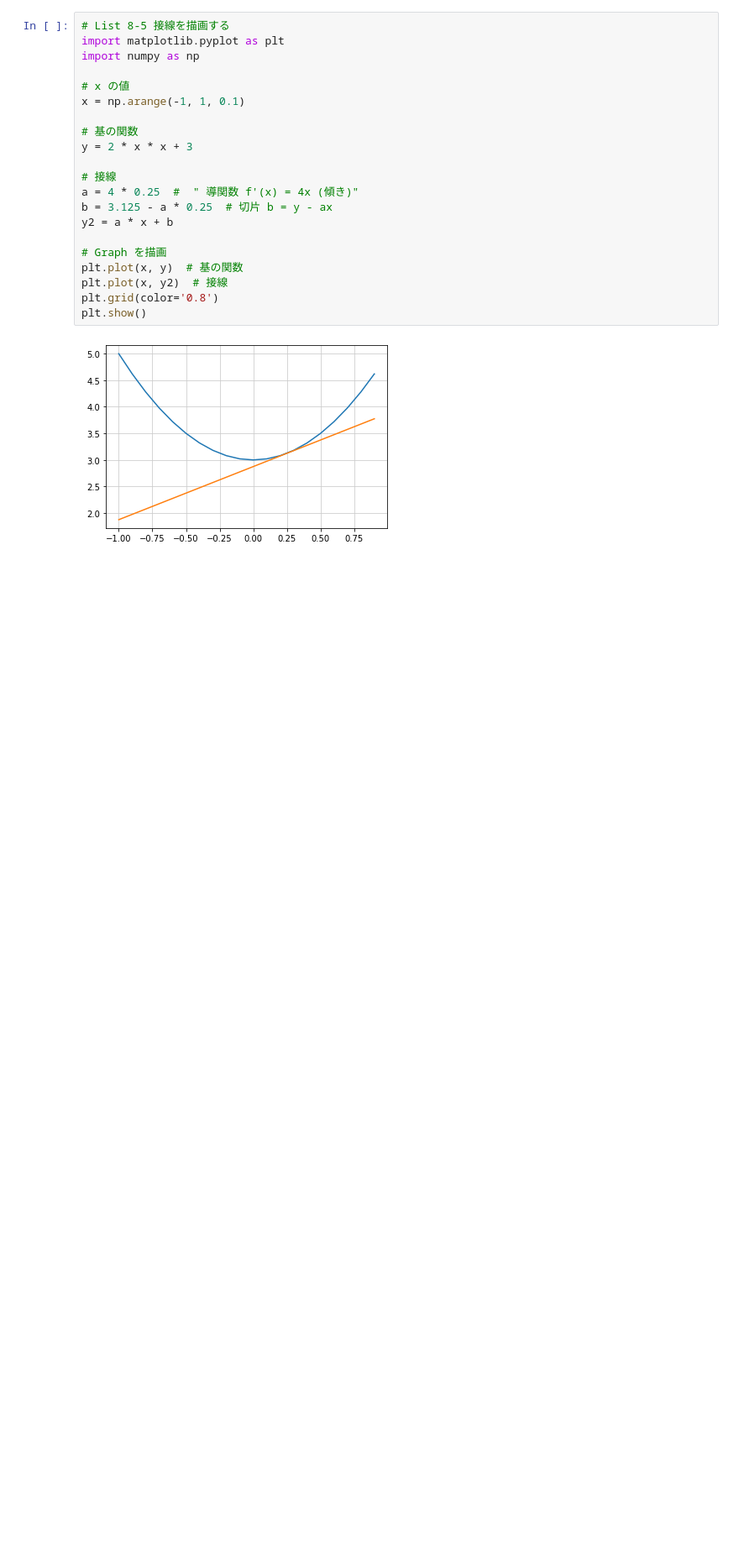
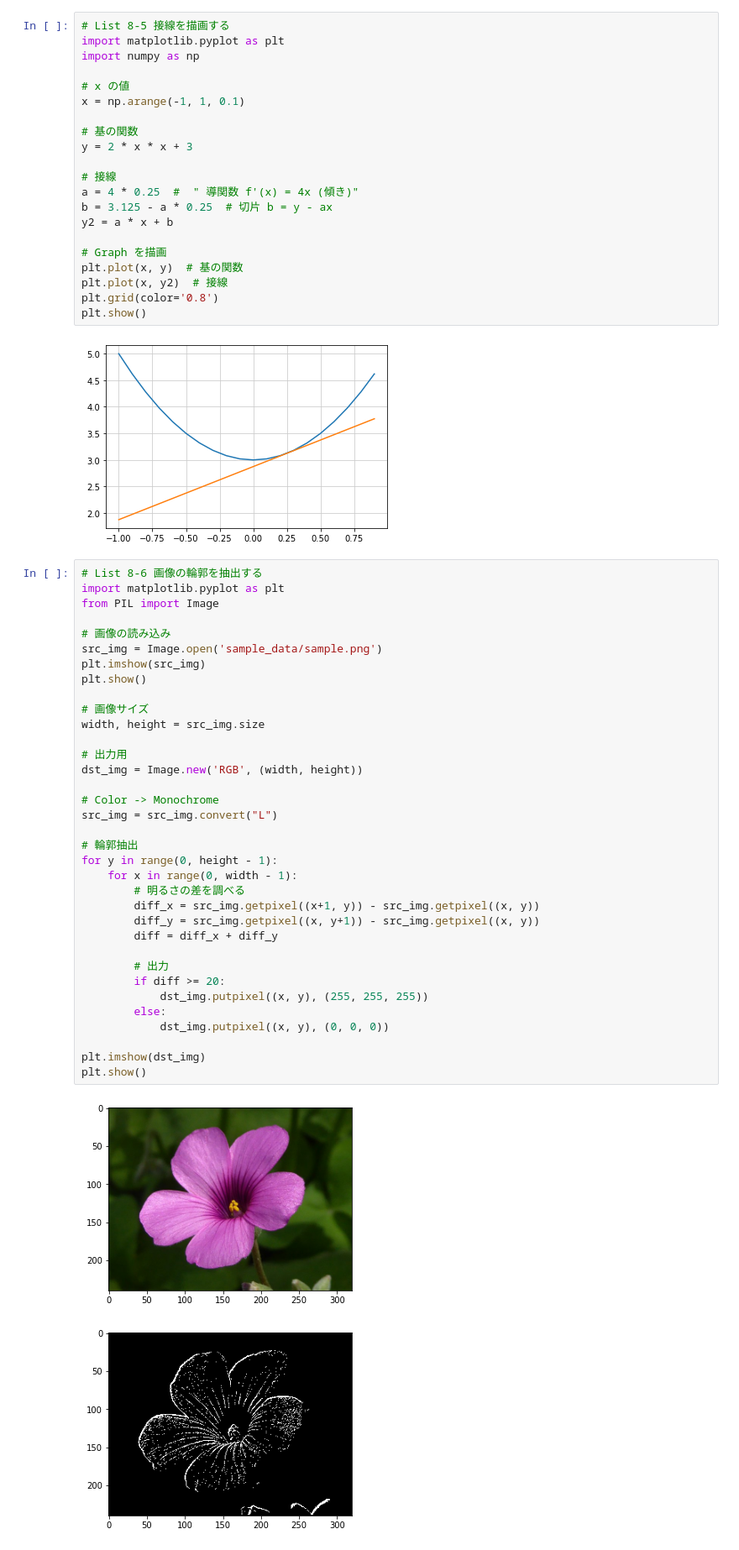
Before and after one commit to 1024xx4/high_school_math, a Jupyter notebook: differential_and_integral.ipynb, the cells around one changed output. Shown at 84% size. Cells and saved outputs as stored; diff of their text form; blank space fills up the shorter version.

Commit message:
Practice: 画像の輪郭を Program で抽出する

```diff
--- a/differential_and_integral.ipynb
+++ b/differential_and_integral.ipynb
@@ -101,3 +101,41 @@ plt.grid(color='0.8')
 plt.show()
 # %% [output]
 [figure]
+# %%
+# List 8-6 画像の輪郭を抽出する
+import matplotlib.pyplot as plt
+from PIL import Image
+
+# 画像の読み込み
+src_img = Image.open('sample_data/sample.png')
+plt.imshow(src_img)
+plt.show()
+
+# 画像サイズ
+width, height = src_img.size
+
+# 出力用
+dst_img = Image.new('RGB', (width, height))
+
+# Color -> Monochrome
+src_img = src_img.convert("L")
+
+# 輪郭抽出
+for y in range(0, height - 1):
+    for x in range(0, width - 1):
+        # 明るさの差を調べる
+        diff_x = src_img.getpixel((x+1, y)) - src_img.getpixel((x, y))
+        diff_y = src_img.getpixel((x, y+1)) - src_img.getpixel((x, y))
+        diff = diff_x + diff_y
+
+        # 出力
+        if diff >= 20:
+            dst_img.putpixel((x, y), (255, 255, 255))
+        else:
+            dst_img.putpixel((x, y), (0, 0, 0))
+
+plt.imshow(dst_img)
+plt.show()
+# %% [output]
+[figure, added]
+[figure, added]
```
